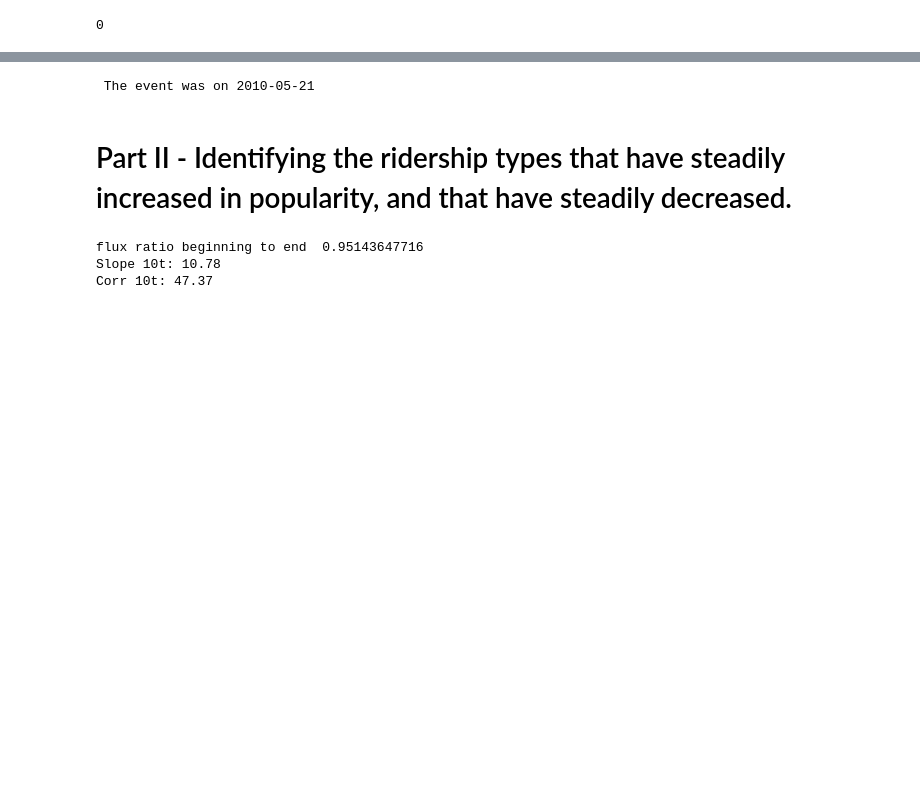
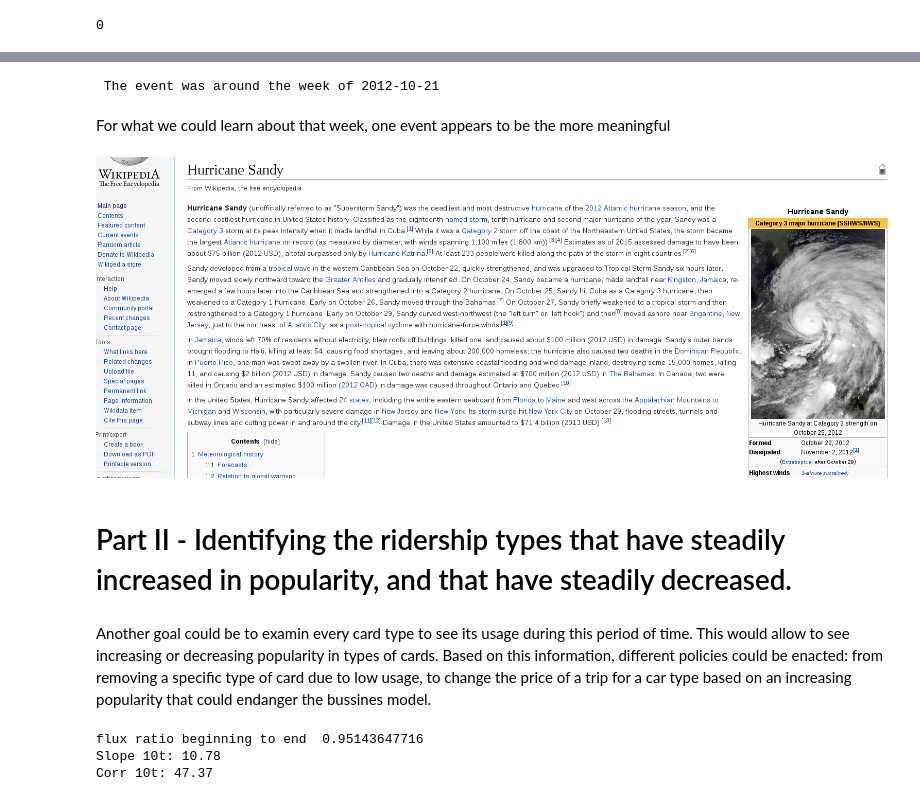
Before and after one commit to alephcero/PUI2016_fdg224, a Jupyter notebook: HW9_fdg224/HW9_1_fdg224.ipynb, the cells around one changed output, grey strips where cells are left out. Drawn from its saved outputs; the diff is of its cells as text; code cells hidden in the pictures; blank space fills up the shorter version.

```diff
--- a/HW9_fdg224/HW9_1_fdg224.ipynb
+++ b/HW9_fdg224/HW9_1_fdg224.ipynb
@@ -65,9 +79,17 @@ plt.show()
 # %%
-print' The event was on %s' % (str(weeks[0]))[:10]
+print' The event was around the week of %s' % (str(rng[np.where(allMeans<threshold)[0][0]]))[:10]
 # %% [output]
- The event was on 2010-05-21
+ The event was around the week of 2012-10-21
+# %% [markdown]
+For what we could learn about that week, one event appears to be the more meaningful
+# %%
+Image('img/sandy.png')
+# %% [output]
+[figure, added]
 # %% [markdown]
 # Part II - Identifying the ridership types that have steadily increased in popularity, and that have steadily decreased.
+# %% [markdown]
+Another goal could be to examin every card type to see its usage during this period of time. This would allow to see increasing or decreasing popularity in types of cards. Based on this information, different policies could be enacted: from removing a specific type of card due to low usage, to change the price of a trip for a car type based on an increasing popularity that could endanger the bussines model.
 # %%
 riderMean = np.nanmean(data,axis=0)
 # %%
```
Also changed, not shown: parts of 9 cells of this notebook, 1 other file.
